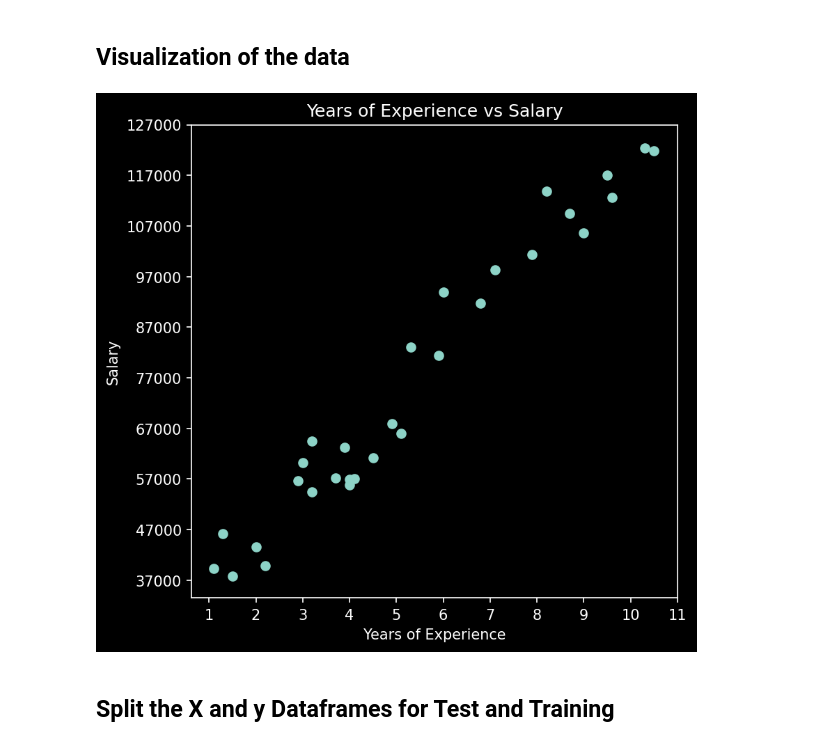
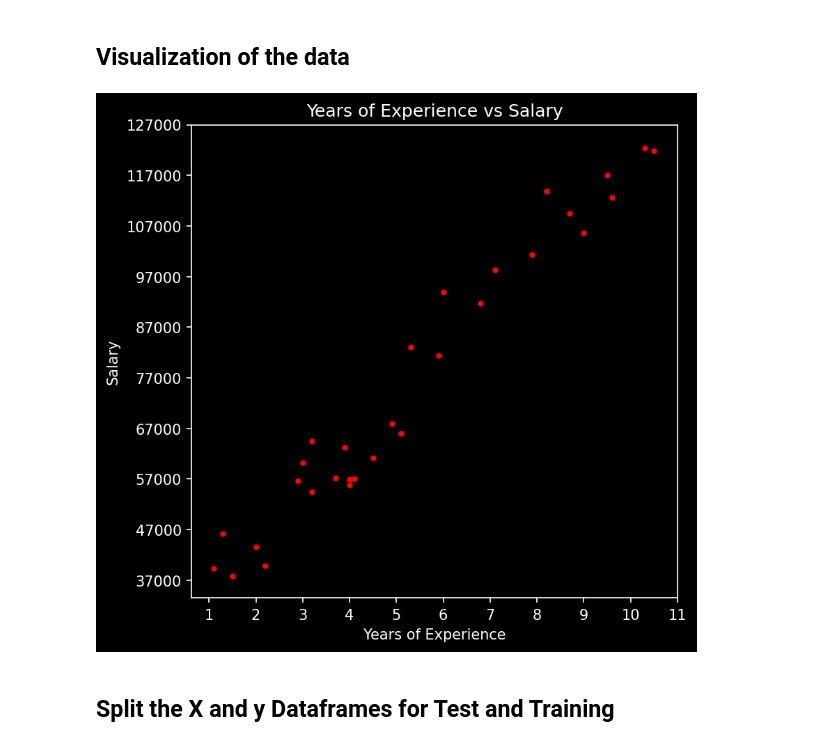
Before and after one commit to debjitpal5040/ML_Algorithms, a Jupyter notebook: Machine Learning/Supervised Learning/Regression/Linear Regression/Simple Linear Regression/Simple_Linear_Regression.ipynb, the cells around one changed output. Cells and saved outputs as stored; diff of their text form; code cells hidden in the pictures.

```diff
--- a/Machine Learning/Supervised Learning/Regression/Linear Regression/Simple Linear Regression/Simple_Linear_Regression.ipynb
+++ b/Machine Learning/Supervised Learning/Regression/Linear Regression/Simple Linear Regression/Simple_Linear_Regression.ipynb
@@ -32,17 +68,17 @@ y = df.iloc[:, -1].values
 # %%
 plt.figure(figsize=(6, 6), dpi=150)
 plt.style.use('dark_background')
 YearsExperience = df['YearsExperience']
 Salary = df['Salary']
-plt.scatter(YearsExperience,Salary)
+plt.scatter(YearsExperience, Salary, marker=".", color="red")
 plt.xticks(np.arange(1, 12, 1))
 plt.yticks(np.arange(37000,128000,10000))
 plt.title("Years of Experience vs Salary")
 plt.xlabel("Years of Experience")
 plt.ylabel("Salary")
 plt.savefig("Images/Years_Experience_vs_Salary.png",bbox_inches='tight')
 # %% [output]
-[figure, old version]
+[figure, new version]
 # %% [markdown]
 ## Split the <b>X</b> and <b>y</b> Dataframes for Test and Training
 # %%
```
Also changed, not shown: parts of 7 cells of this notebook, 3 other files.
